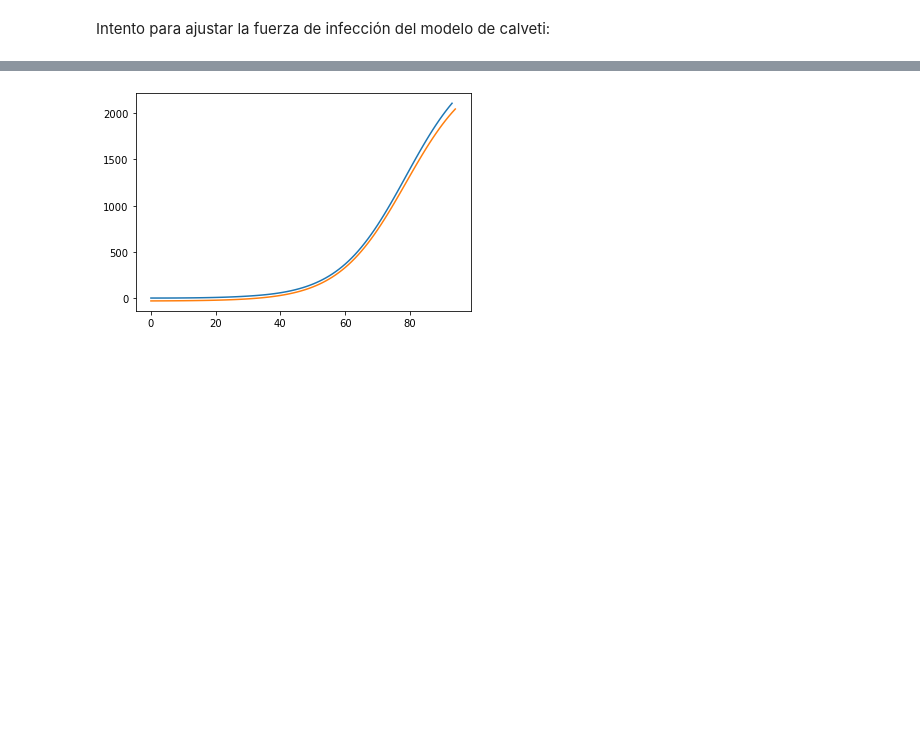
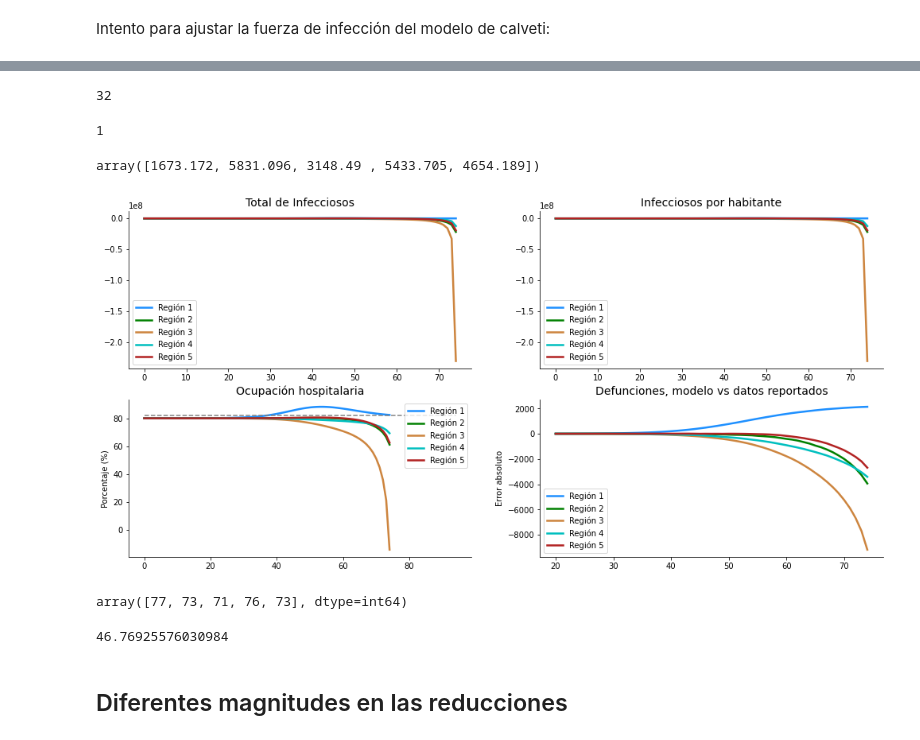
Before and after one commit to edtrelo/COVID19Model, a Jupyter notebook: src/model/EDAregions.ipynb, the cells around one changed output, grey strips where cells are left out. Drawn from its saved outputs; the diff is of its cells as text; code cells hidden in the pictures; blank space fills up the shorter version.

```diff
--- a/src/model/EDAregions.ipynb
+++ b/src/model/EDAregions.ipynb
@@ -416,21 +389,21 @@ def Model(t, X):
 x0df = pd.read_csv("https://raw.githubusercontent.com/edtrelo/COVID19Model/main/data/cleandata/x0_reg.csv", index_col = 0)
 # %%
 x0 = []
-indicesCasos = [0, 5]
+indicesCasos = [0, 4]
 
-for i in range(6):
+for i in range(5):
     if i in indicesCasos:
-        x0.extend([pob[i]-x0df.iloc[i, 0]-x0df.iloc[i, 1], x0df.iloc[i, 1], x0df.iloc[i, 0], 0, 0, 0, 1, 0])
+        x0.extend([pob[i]-x0df.iloc[i, 0]-x0df.iloc[i, 1]-1, x0df.iloc[i, 1], x0df.iloc[i, 0], 0, 0, 0, 1, 0])
     else:
         x0.extend([pob[i]-x0df.iloc[i, 0]-x0df.iloc[i, 1], x0df.iloc[i, 1], x0df.iloc[i, 0], 0, 0, 0, 0, 0])
 # %%
-def sol(x0):
+def solucionar():
         """Función que ocupamos para obtener la solución del sistema y que va
         a ajustarse a los datos."""
 
-        tdata = np.linspace(0, 93, 94)
+        t = np.array(range(95))
 
-        sol = solve_ivp(Model, (0, 94), x0, t_eval = tdata)
+        solu = solve_ivp(Model, (0, 95), x0, t_eval = t)
 
 
-        return sol.y
+        return solu
@@ -452,10 +412,49 @@ casos.cumsum(axis = 1).iloc[:, :75]
 # %%
-s = sol(x0)
+s = solucionar()
+# %%
+len(s.y[0])
+# %% [output]
+32
+# %%
+len(s[0])
+# %% [output]
+1
+# %%
+camas = np.array(pob)/1000
+# %%
+camas
+# %% [output]
+array([1673.172, 5831.096, 3148.49 , 5433.705, 4654.189])
 # %%
-t  = np.array(range(95))
-plt.plot(s[5])
-plt.plot(t, D(t, *paramsD[0]))
+t  = np.array(range(94))
+
+fig, ax = plt.subplots(2, 2, figsize = (17, 8))
+
+for i in range(5):
+    ax[0, 0].plot(s[8*i + 6] + s[8*i + 7] + s[8*i + 2], label = 'Región {}'.format(i+1), color = colores[i], linewidth = 2.5)
+    ax[0, 1].plot((s[8*i + 6] + s[8*i + 7] + s[8*i + 2]),  label = 'Región {}'.format(i+1), color = colores[i], linewidth = 2.5)
+    ax[1, 0].plot(s[8*i + 4]/ camas[i], color = colores[i], label = 'Región {}'.format(i+1), linewidth = 2.5)
+    ax[1, 1].plot(range(20, 75), (s[8*i + 5,20: ] - acumdefun.iloc[i, :55]), color = colores[i], linewidth = 2.5,
+                 label = 'Región {}'.format(i+1))
+
+
+
+ax[0,0].set_title('Total de Infecciosos', fontsize = 14)
+ax[0,1].set_title('Infecciosos por habitante', fontsize = 14)
+ax[1,0].set_title('Ocupación hospitalaria', fontsize = 14)
+ax[1,1].set_title('Defunciones, modelo vs datos reportados', fontsize = 14)
+
+ax[1,0].set_ylabel('Porcentaje (%)')
+ax[1,1].set_ylabel('Error absoluto')
+
+for a in ax.ravel():
+    a.legend()
+    a.spines['top'].set_visible(False)
+    a.spines['right'].set_visible(False)
+
+ax[1,0].set_yticklabels(['-20', '0', '20', '40', '60', '80', '100', '120', '140'])
+ax[1,0].hlines(1.0, 0, 94, linestyle = '--', color = 'grey')
 
 plt.show()
 # %% [output]
-[figure, old version]
+[figure, new version]
@@ -461,0 +463,8 @@ plt.show()
+# %%
+np.argmax(infecciosos, axis = 1)
+# %% [output]
+array([77, 73, 71, 76, 73], dtype=int64)
+# %%
+sum(abs(np.array([s[8*i + 5, 20:]- acumdefun.iloc[i, :-1] for i in range(5)])).ravel() )/ len(abs(np.array([s[8*i + 5, 20:]- acumdefun.iloc[i, :-1] for i in range(5)])).ravel() )
+# %% [output]
+46.76925576030984
@@ -461,0 +473,2 @@ plt.show()
+# %% [markdown]
+## Diferentes magnitudes en las reducciones
```
Also changed, not shown: parts of 79 cells of this notebook, 13 other files.
